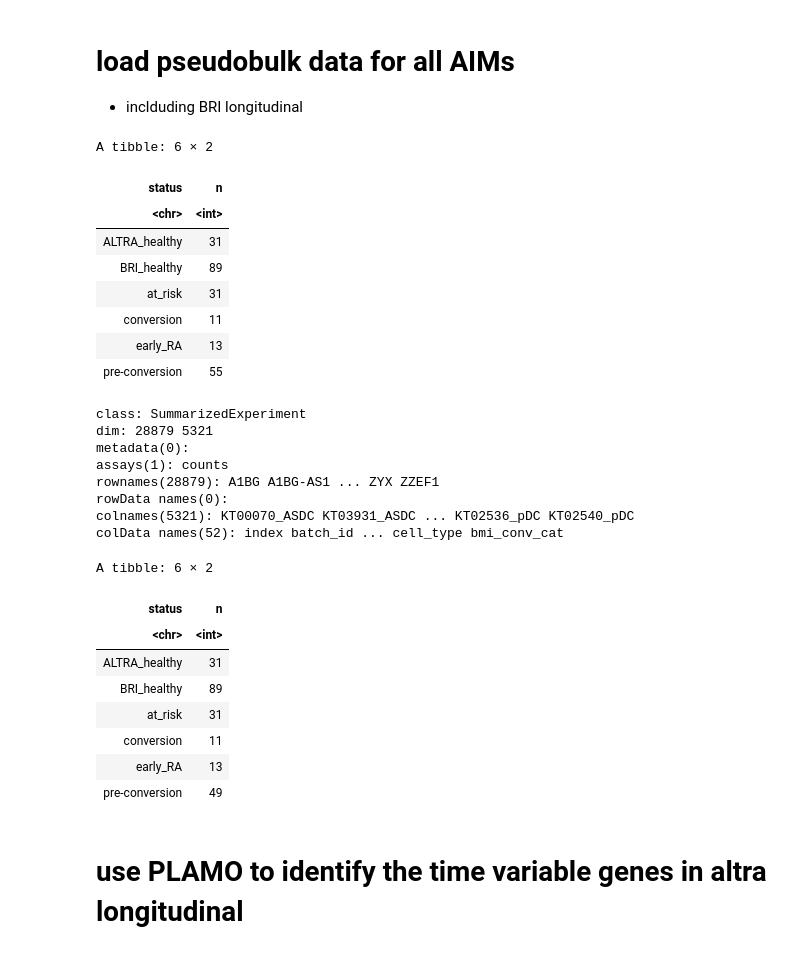
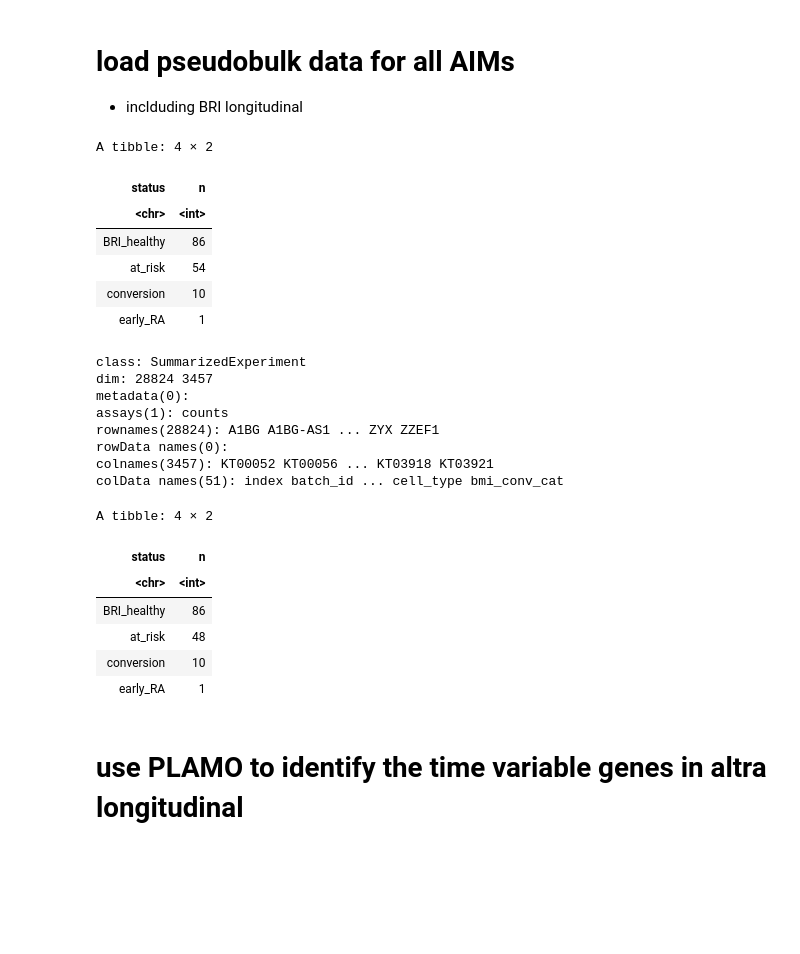
Before and after one commit to aifimmunology/ALTRA-manuscript, a Jupyter notebook: Analysis/scRNA/Longitudinal_analysis/05_R_scRNA_plamo_variability_analysis.ipynb, the cells around one changed output. Saved outputs shown, nothing was run; the diff lists cells and outputs as text; code cells hidden in the pictures; blank space fills up the shorter version.

```diff
--- a/Analysis/scRNA/Longitudinal_analysis/05_R_scRNA_plamo_variability_analysis.ipynb
+++ b/Analysis/scRNA/Longitudinal_analysis/05_R_scRNA_plamo_variability_analysis.ipynb
@@ -187,25 +191,26 @@ Compare_CV <- function(celltype_test, pb_data, n_cores = 1) {
 - inclduding BRI longitudinal
 # %%
 # load pseudobulk data for all samples
-pb_se_all <- readRDS('/home/workspace/data/ra_longitudinal/output_results/integration/ALTRA_BRI_combined_AIFI_L2_pseudobulk_object.rds')
+pb_se_all <- readRDS("/home/workspace/data/ALTRA_manusript/ALTRA_BRI_longitudinal_l2_psedobulk_object_090324.rds")
 # %%
 # add status column
-pb_se_all$status = replace_na(pb_se_all$status, 'BRI_healthy')
+pb_se_all$status <- replace_na(pb_se_all$status, "BRI_healthy")
 # %%
 # check sample number
-colData(pb_se_all) %>% as_tibble() %>%
-    distinct(sample.sampleKitGuid,
-             .keep_all=TRUE) %>% group_by(status) %>%
-    tally()
+colData(pb_se_all) %>%
+  as_tibble() %>%
+  distinct(sample.sampleKitGuid,
+    .keep_all = TRUE
+  ) %>%
+  group_by(status) %>%
+  tally()
 # %% [output]
-A tibble: 6 × 2
+A tibble: 4 × 2
 | status | n |
 | <chr> | <int> |
-| ALTRA_healthy | 31 |
-| BRI_healthy | 89 |
-| at_risk | 31 |
-| conversion | 11 |
-| early_RA | 13 |
-| pre-conversion | 55 |
+| BRI_healthy | 86 |
+| at_risk | 54 |
+| conversion | 10 |
+| early_RA | 1 |
 # %%
 # filter days to conversion to less than -750 days
@@ -214,28 +219,29 @@ pb_se_lg <- pb_se_all[, is.na(pb_se_all$days_to_conversion)|pb_se_all$days_to_co
 pb_se_lg
 # %% [output]
 class: SummarizedExperiment
-dim: 28879 5321
+dim: 28824 3457
 metadata(0):
 assays(1): counts
-rownames(28879): A1BG A1BG-AS1 ... ZYX ZZEF1
+rownames(28824): A1BG A1BG-AS1 ... ZYX ZZEF1
 rowData names(0):
-colnames(5321): KT00070_ASDC KT03931_ASDC ... KT02536_pDC KT02540_pDC
-colData names(52): index batch_id ... cell_type bmi_conv_cat
+colnames(3457): KT00052 KT00056 ... KT03918 KT03921
+colData names(51): index batch_id ... cell_type bmi_conv_cat
 # %%
-colData(pb_se_lg) %>% as_tibble() %>%
-    distinct(sample.sampleKitGuid,
-             .keep_all=TRUE) %>% group_by(status) %>%
-    tally()
+colData(pb_se_lg) %>%
+  as_tibble() %>%
+  distinct(sample.sampleKitGuid,
+    .keep_all = TRUE
+  ) %>%
+  group_by(status) %>%
+  tally()
 # %% [output]
-A tibble: 6 × 2
+A tibble: 4 × 2
 | status | n |
 | <chr> | <int> |
-| ALTRA_healthy | 31 |
-| BRI_healthy | 89 |
-| at_risk | 31 |
-| conversion | 11 |
-| early_RA | 13 |
-| pre-conversion | 49 |
+| BRI_healthy | 86 |
+| at_risk | 48 |
+| conversion | 10 |
+| early_RA | 1 |
 # %% [markdown]
 # use PLAMO to identify the time variable genes in altra longitudinal
 # %%
```
Also changed, not shown: parts of 157 cells of this notebook, 1 other file.
